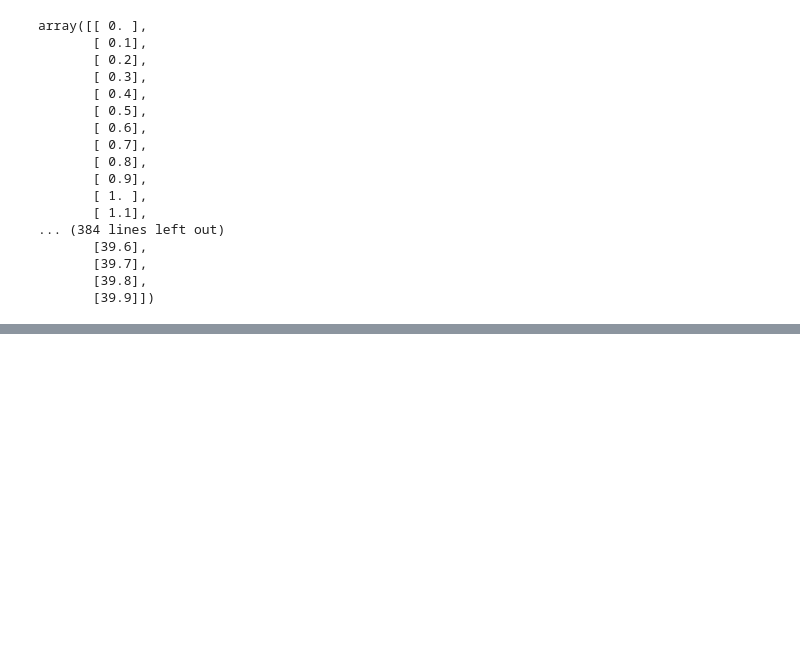
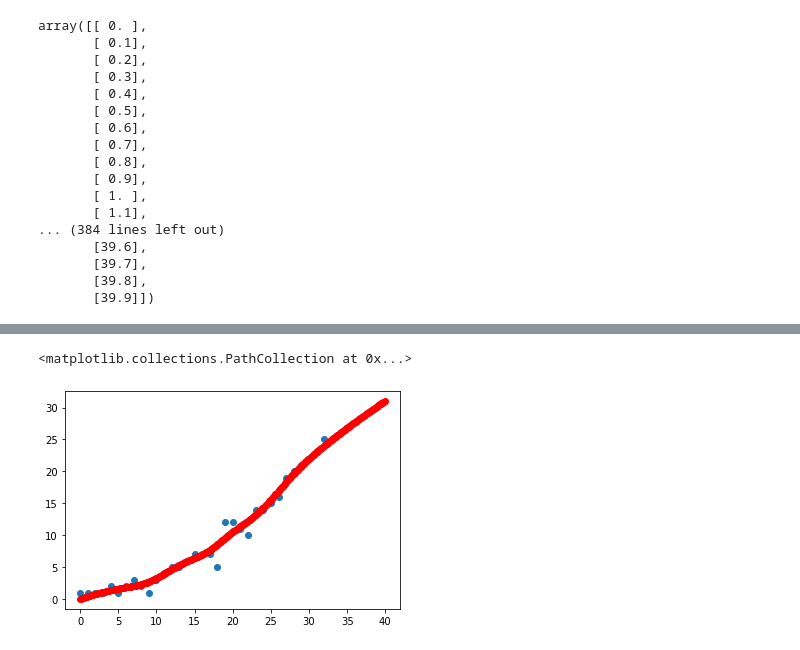
Before and after one commit to gokuljs/vtu-ml-lab, a Jupyter notebook: Untitled1.ipynb, the cells around one changed output, grey strips where cells are left out. Saved outputs shown, nothing was run; the diff lists cells and outputs as text; code cells hidden in the pictures; blank space fills up the shorter version.

```diff
--- a/Untitled1.ipynb
+++ b/Untitled1.ipynb
@@ -70,9 +70,9 @@ array([[ 0. ],
 ytest=[]
 a=0.5
 for i in range(len(xtest)):
-    wts=np.exp(-np.sum((xtrain-xtest[i])**2,axis=1)/2*(a)**2)
+    wts=np.exp(-np.sum((x-xtest[i])**2,axis=1)/2*(a)**2)
     w=np.diag(wts)
-    form=np.linalg.inv(xtrain.T.dot(w).dot(xtrain))
-    prep=form.dot(xtrain.T.dot(w).dot(ytrain))
-    prediction=xtest[r].dot(prep)
+    form=np.linalg.inv(x.T.dot(w).dot(x))
+    prep=form.dot(x.T.dot(w).dot(y))
+    prediction=xtest[i].dot(prep)
     ytest.append(prediction)
@@ -80,0 +99,6 @@ NameError: name 'xtrain' is not defined
+# %%
+plt.scatter(x,y)
+plt.scatter(xtest,ytest,color="red")
+# %% [output]
+<matplotlib.collections.PathCollection at 0x...>
+[figure, added]
```
Also changed, not shown: parts of 2 cells of this notebook, 2 other files.
